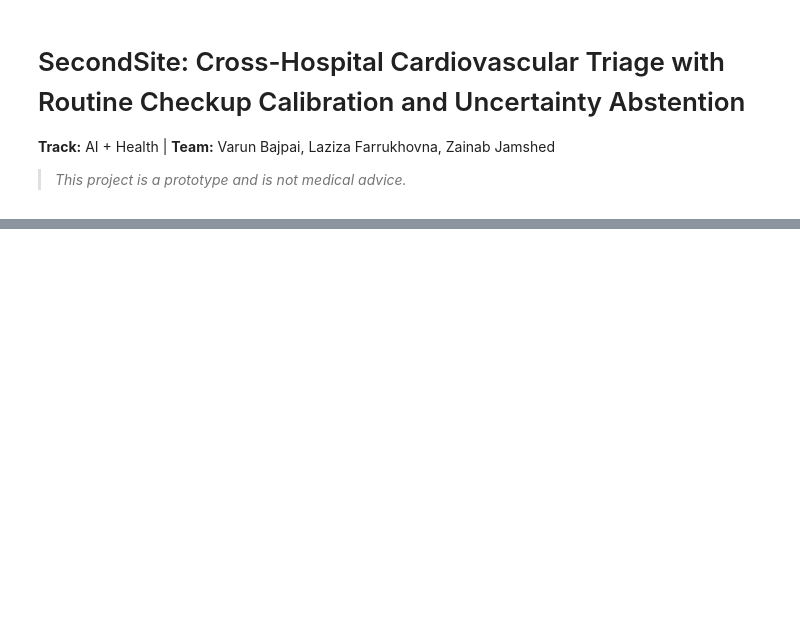
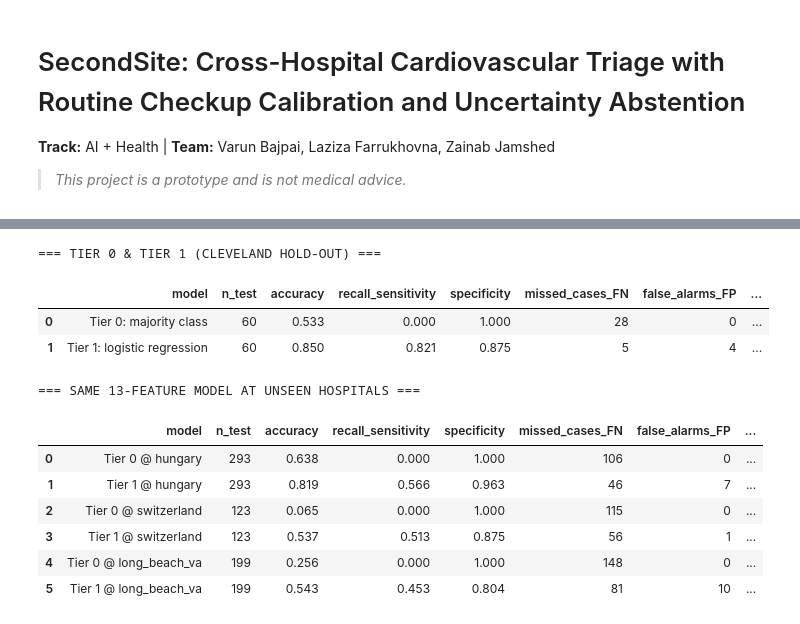
Before and after one commit to MACVXACE/SecondSite, a Jupyter notebook: SecondSite_Full_Pipeline.ipynb, the cells around one changed output, grey strips where cells are left out. Drawn from its saved outputs; the diff is of its cells as text; code cells hidden in the pictures; blank space fills up the shorter version.

```diff
--- a/SecondSite_Full_Pipeline.ipynb
+++ b/SecondSite_Full_Pipeline.ipynb
@@ -68,0 +40,19 @@ display(Image('artifacts/fig3_shap_summary.png'))
+# %%
+t01 = json.load(open('results/tier0_tier1.json'))
+print('=== TIER 0 & TIER 1 (CLEVELAND HOLD-OUT) ===')
+display(pd.DataFrame(t01['cleveland_test']))
+print('=== SAME 13-FEATURE MODEL AT UNSEEN HOSPITALS ===')
+display(pd.DataFrame(t01['other_hospitals']))
+# %% [output]
+=== TIER 0 & TIER 1 (CLEVELAND HOLD-OUT) ===
+|  | model | n_test | accuracy | recall_sensitivity | specificity | missed_cases_FN | false_alarms_FP | ... |
+| 0 | Tier 0: majority class | 60 | 0.533 | 0.000 | 1.000 | 28 | 0 | ... |
+| 1 | Tier 1: logistic regression | 60 | 0.850 | 0.821 | 0.875 | 5 | 4 | ... |
+=== SAME 13-FEATURE MODEL AT UNSEEN HOSPITALS ===
+|  | model | n_test | accuracy | recall_sensitivity | specificity | missed_cases_FN | false_alarms_FP | ... |
+| 0 | Tier 0 @ hungary | 293 | 0.638 | 0.000 | 1.000 | 106 | 0 | ... |
+| 1 | Tier 1 @ hungary | 293 | 0.819 | 0.566 | 0.963 | 46 | 7 | ... |
+| 2 | Tier 0 @ switzerland | 123 | 0.065 | 0.000 | 1.000 | 115 | 0 | ... |
+| 3 | Tier 1 @ switzerland | 123 | 0.537 | 0.513 | 0.875 | 56 | 1 | ... |
+| 4 | Tier 0 @ long_beach_va | 199 | 0.256 | 0.000 | 1.000 | 148 | 0 | ... |
+| 5 | Tier 1 @ long_beach_va | 199 | 0.543 | 0.453 | 0.804 | 81 | 10 | ... |
```
Also changed, not shown: parts of 5 cells of this notebook.
